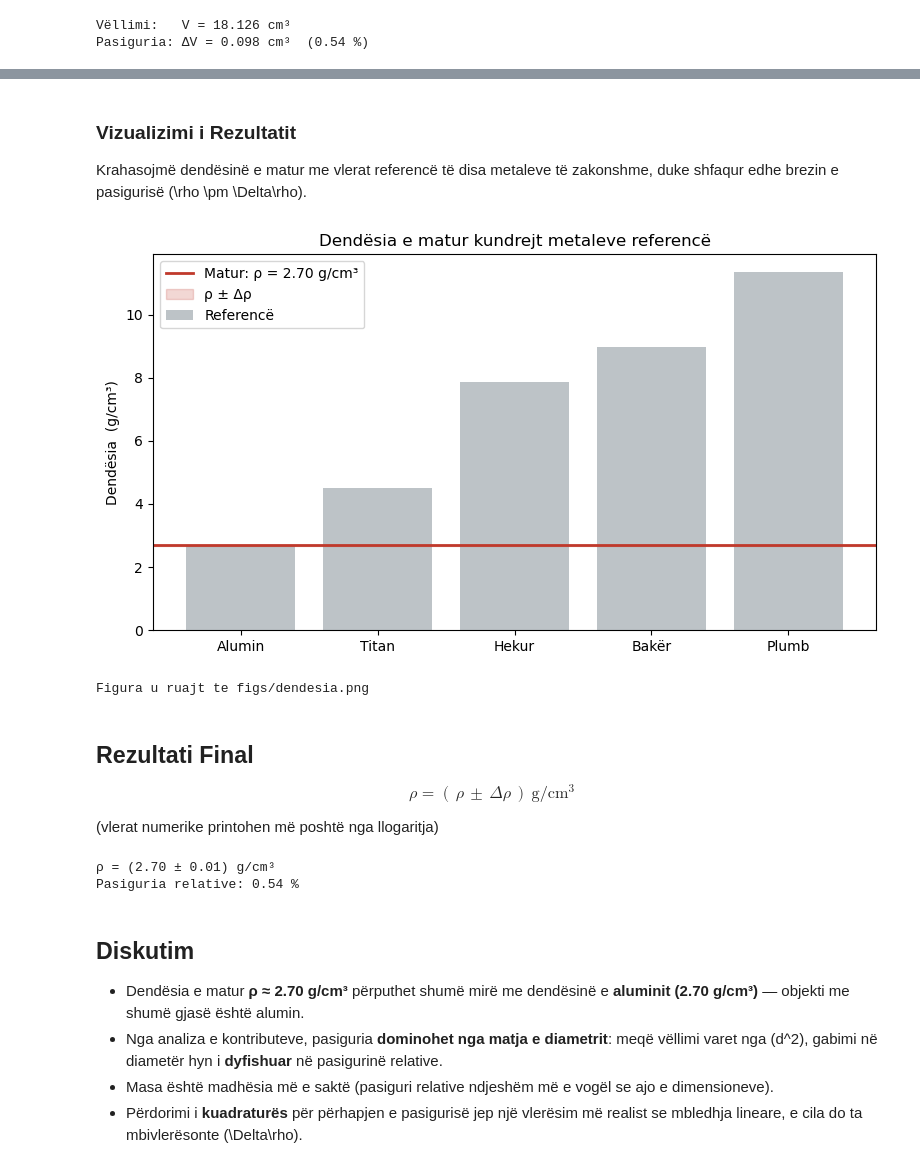
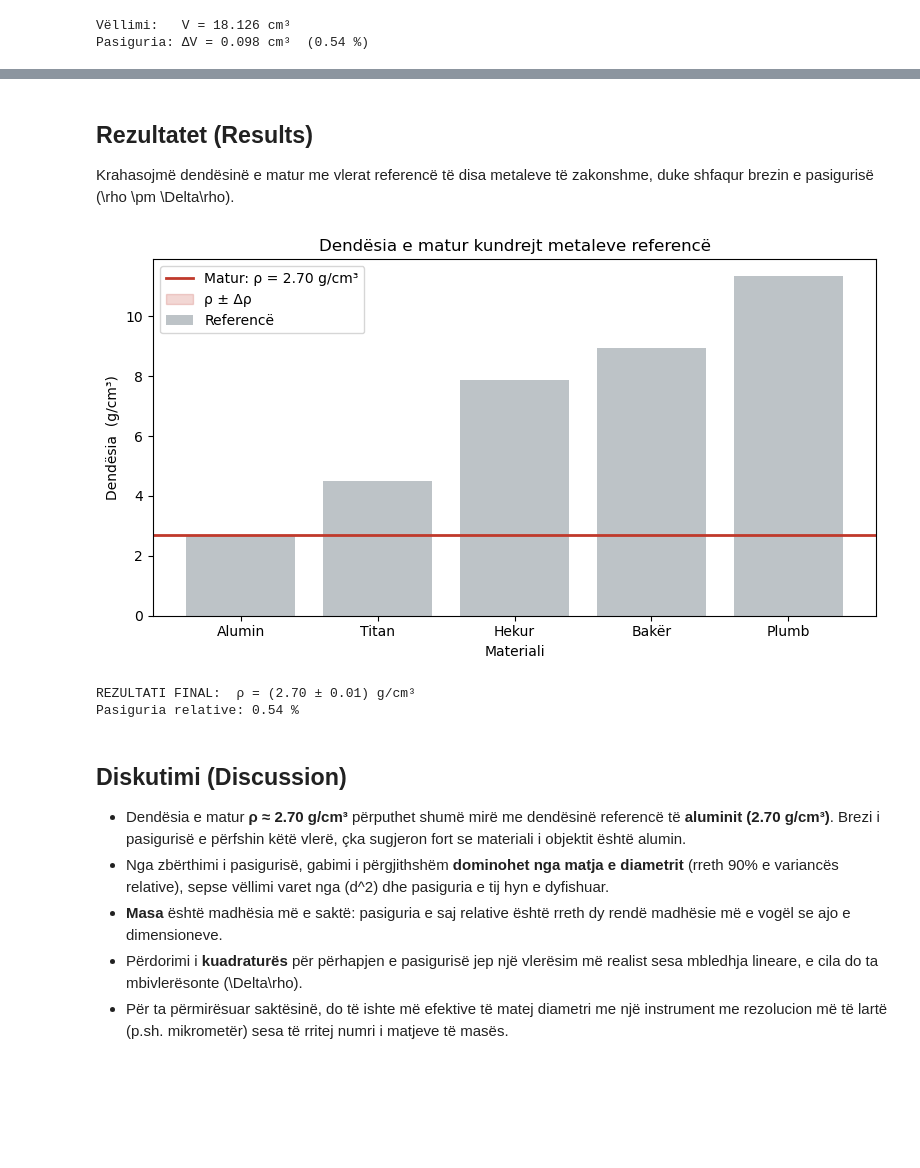
Before and after one commit to Gito-Dev/Hyrje_Laborator, a Jupyter notebook: LAB07/Raport.ipynb, the cells around one changed output, grey strips where cells are left out. Saved outputs shown, nothing was run; the diff lists cells and outputs as text; code cells hidden in the pictures; blank space fills up the shorter version.

```diff
--- a/LAB07/Raport.ipynb
+++ b/LAB07/Raport.ipynb
@@ -175,48 +216,44 @@ Kontributi ne variancën relative të ρ:
 # %% [markdown]
-### **Vizualizimi i Rezultatit**
+## **Rezultatet (Results)**
 
 Krahasojmë dendësinë e matur me vlerat referencë të disa metaleve të zakonshme,
-duke shfaqur edhe brezin e pasigurisë \(\rho \pm \Delta\rho\).
+duke shfaqur brezin e pasigurisë \(\rho \pm \Delta\rho\).
 # %%
 referencat = {"Alumin": 2.70, "Titan": 4.51, "Hekur": 7.87,
                "Bakër": 8.96, "Plumb": 11.34}
 
 fig, ax = plt.subplots(figsize=(8, 4.5))
 ax.bar(referencat.keys(), referencat.values(), color="#bdc3c7", label="Referencë")
 ax.axhline(rho, color="#c0392b", lw=2, label=f"Matur: ρ = {rho:.2f} g/cm³")
 ax.axhspan(rho-dRho, rho+dRho, color="#c0392b", alpha=0.2, label="ρ ± Δρ")
+ax.set_xlabel("Materiali")
 ax.set_ylabel("Dendësia  (g/cm³)")
 ax.set_title("Dendësia e matur kundrejt metaleve referencë")
 ax.legend()
 fig.tight_layout()
 fig.savefig(FIGS / "dendesia.png", dpi=150)
 plt.show()
-print("Figura u ruajt te figs/dendesia.png")
+
+print(f"\nREZULTATI FINAL:  ρ = ({rho:.2f} ± {dRho:.2f}) g/cm³")
+print(f"Pasiguria relative: {100*relRho:.2f} %")
 # %% [output]
-[figure, old version]
+[figure, new version]
-Figura u ruajt te figs/dendesia.png
+REZULTATI FINAL:  ρ = (2.70 ± 0.01) g/cm³
+Pasiguria relative: 0.54 %
-# %% [markdown]
-## **Rezultati Final**
-
-$$ \boxed{\;\rho = (\,\mathit{ρ}\, \pm\, \mathit{Δρ}\,)\ \mathrm{g/cm^3}\;} $$
-
-(vlerat numerike printohen më poshtë nga llogaritja)
-# %%
-print(f"ρ = ({rho:.2f} ± {dRho:.2f}) g/cm³")
-print(f"Pasiguria relative: {100*relRho:.2f} %")
-# %% [output]
-ρ = (2.70 ± 0.01) g/cm³
-Pasiguria relative: 0.54 %
 # %% [markdown]
-## **Diskutim**
+## **Diskutimi (Discussion)**
 
-- Dendësia e matur **ρ ≈ 2.70 g/cm³** përputhet shumë mirë me dendësinë e
-  **aluminit (2.70 g/cm³)** — objekti me shumë gjasë është alumin.
-- Nga analiza e kontributeve, pasiguria **dominohet nga matja e diametrit**:
-  meqë vëllimi varet nga \(d^2\), gabimi në diametër hyn i **dyfishuar** në
-  pasigurinë relative.
-- Masa është madhësia më e saktë (pasiguri relative ndjeshëm më e vogël se ajo
-  e dimensioneve).
+- Dendësia e matur **ρ ≈ 2.70 g/cm³** përputhet shumë mirë me dendësinë referencë
+  të **aluminit (2.70 g/cm³)**. Brezi i pasigurisë e përfshin këtë vlerë, çka
+  sugjeron fort se materiali i objektit është alumin.
+- Nga zbërthimi i pasigurisë, gabimi i përgjithshëm **dominohet nga matja e
+  diametrit** (rreth 90% e variancës relative), sepse vëllimi varet nga \(d^2\)
+  dhe pasiguria e tij hyn e dyfishuar.
+- **Masa** është madhësia më e saktë: pasiguria e saj relative është rreth dy
+  rendë madhësie më e vogël se ajo e dimensioneve.
 - Përdorimi i **kuadraturës** për përhapjen e pasigurisë jep një vlerësim më
-  realist se mbledhja lineare, e cila do ta mbivlerësonte \(\Delta\rho\).
+  realist sesa mbledhja lineare, e cila do ta mbivlerësonte \(\Delta\rho\).
+- Për ta përmirësuar saktësinë, do të ishte më efektive të matej diametri me një
+  instrument me rezolucion më të lartë (p.sh. mikrometër) sesa të rritej numri i
+  matjeve të masës.
 # %% [markdown]
```
Also changed, not shown: parts of 19 cells of this notebook, 2 other files.
